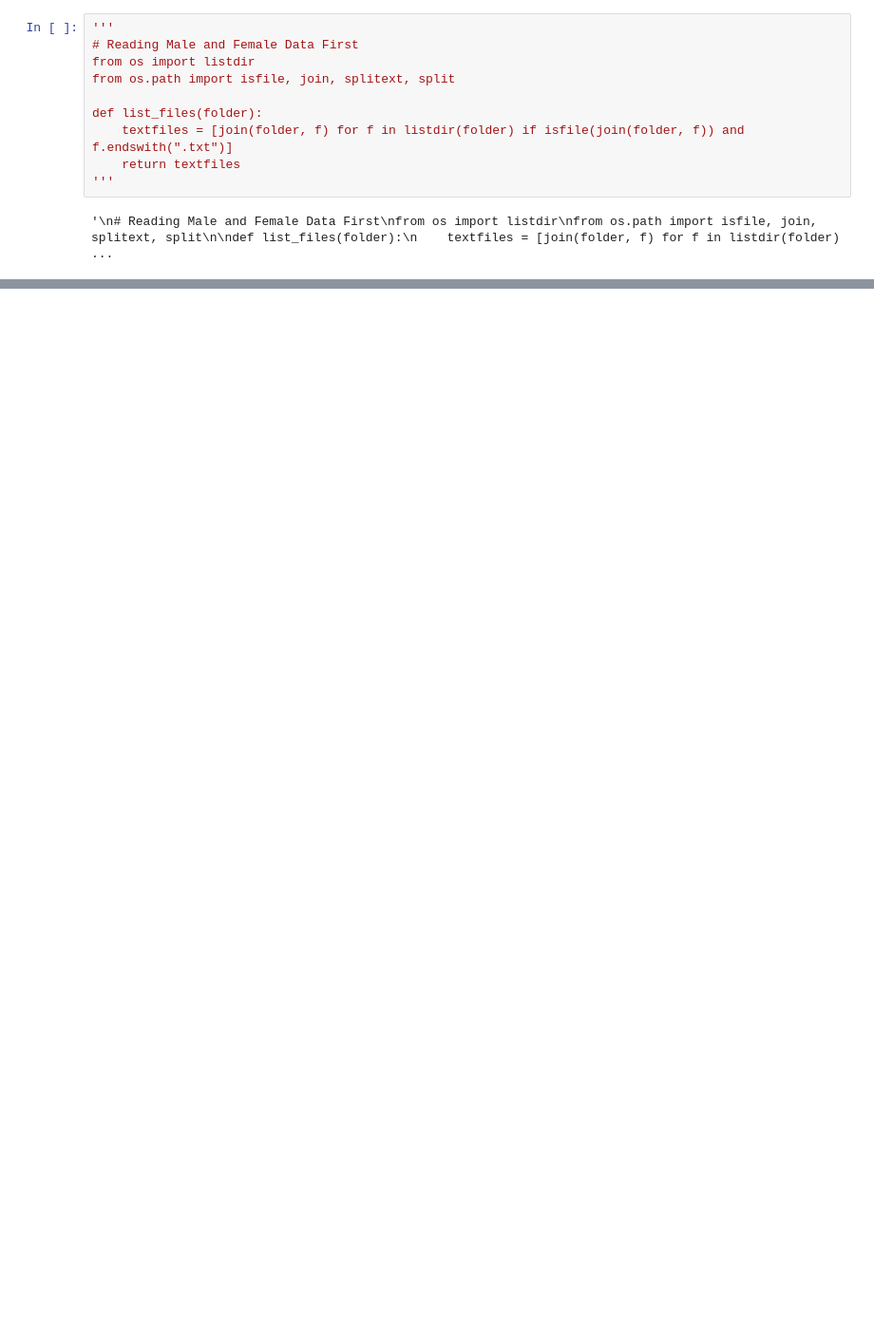
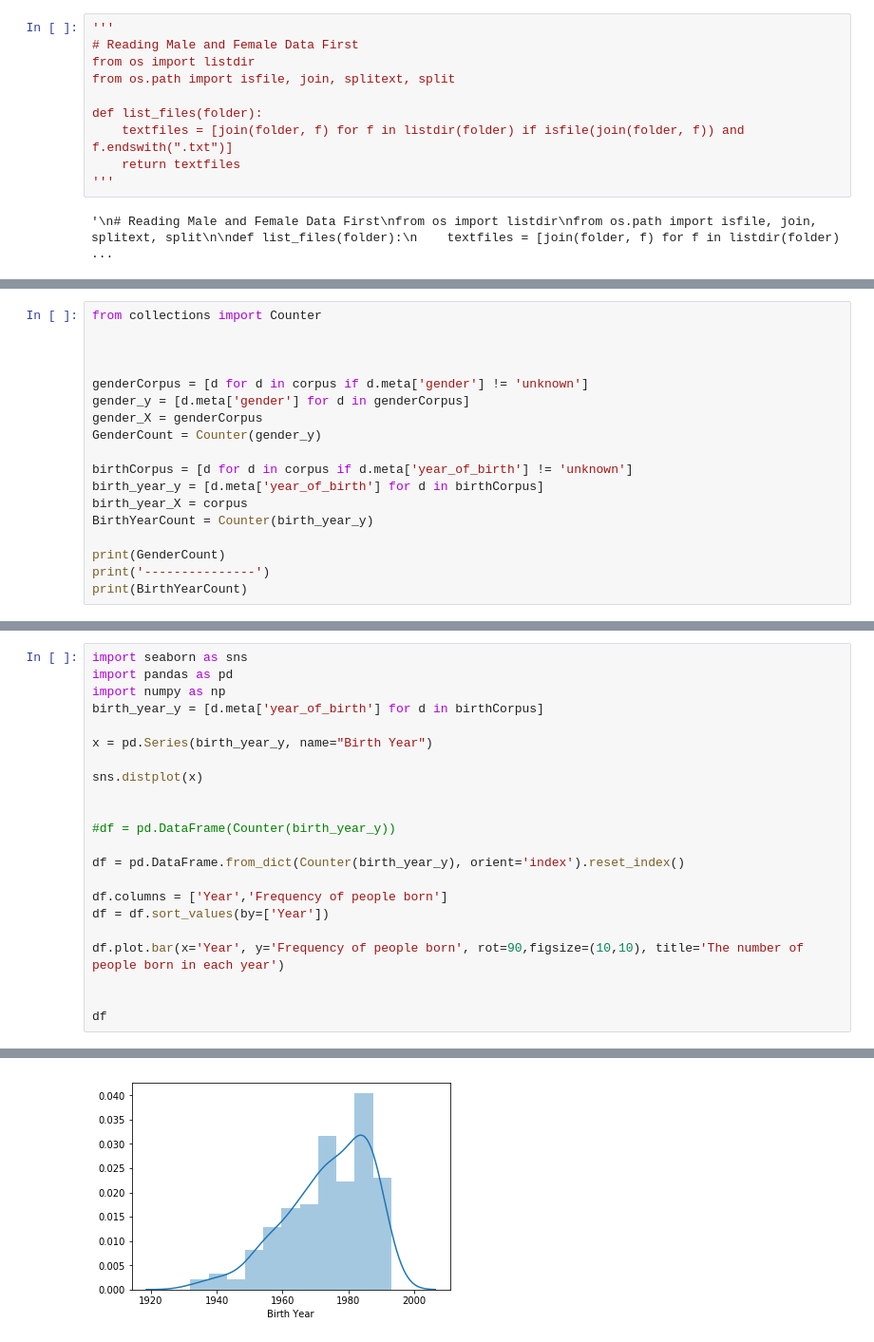
Before and after one commit to JayanMistry/AppliedDataMining, a Jupyter notebook: FinalProject/PredictingAgeAndGender.ipynb, the cells around one changed output, grey strips where cells are left out. Shown at 95% size. Drawn from its saved outputs; the diff is of its cells as text; blank space fills up the shorter version.

```diff
--- a/FinalProject/PredictingAgeAndGender.ipynb
+++ b/FinalProject/PredictingAgeAndGender.ipynb
@@ -140,0 +114,18 @@ for age in set([d.meta['birth_year'] for d in gender_X]):
+# %%
+from collections import Counter
+
+
+
+genderCorpus = [d for d in corpus if d.meta['gender'] != 'unknown']
+gender_y = [d.meta['gender'] for d in genderCorpus]
+gender_X = genderCorpus
+GenderCount = Counter(gender_y)
+
+birthCorpus = [d for d in corpus if d.meta['year_of_birth'] != 'unknown']
+birth_year_y = [d.meta['year_of_birth'] for d in birthCorpus]
+birth_year_X = corpus
+BirthYearCount = Counter(birth_year_y)
+
+print(GenderCount)
+print('---------------')
+print(BirthYearCount)
@@ -140,0 +177,23 @@ for age in set([d.meta['birth_year'] for d in gender_X]):
+# %%
+import seaborn as sns
+import pandas as pd
+import numpy as np
+birth_year_y = [d.meta['year_of_birth'] for d in birthCorpus]
+
+x = pd.Series(birth_year_y, name="Birth Year")
+
+sns.distplot(x)
+
+
+#df = pd.DataFrame(Counter(birth_year_y))
+
+df = pd.DataFrame.from_dict(Counter(birth_year_y), orient='index').reset_index()
+
+df.columns = ['Year','Frequency of people born']
+df = df.sort_values(by=['Year'])
+
+df.plot.bar(x='Year', y='Frequency of people born', rot=90,figsize=(10,10), title='The number of people born in each year')
+
+
+df
+# %% [output]
@@ -140,0 +217 @@ for age in set([d.meta['birth_year'] for d in gender_X]):
+[figure, added]
```
Also changed, not shown: parts of 10 cells of this notebook, 5 other files.
